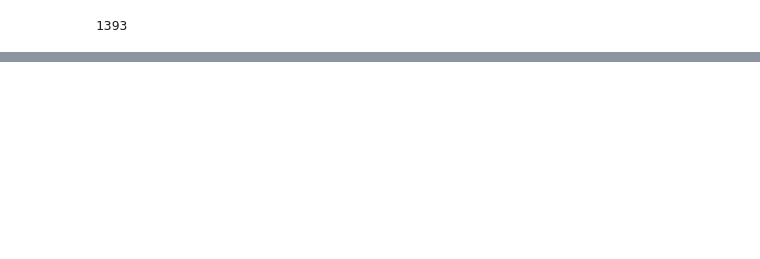
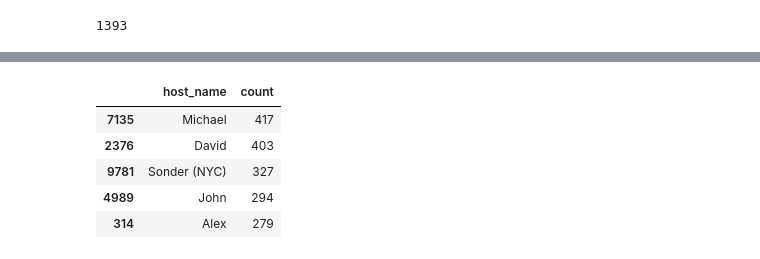
Before and after one commit to cocoheart0128/BigDataAnalystCert, a Jupyter notebook: pandasMain_Solution.ipynb, the cells around one changed output, grey strips where cells are left out. Cells and saved outputs as stored; diff of their text form; code cells hidden in the pictures; blank space fills up the shorter version.

```diff
--- a/pandasMain_Solution.ipynb
+++ b/pandasMain_Solution.ipynb
@@ -480,0 +505,9 @@ len(df[df['new_price'].isin(lst)])
+# %%
+pd.DataFrame(df.groupby('host_name').size(),columns=['count']).reset_index().sort_values('count',ascending=False).head(5)
+# %% [output]
+|  | host_name | count |
+| 7135 | Michael | 417 |
+| 2376 | David | 403 |
+| 9781 | Sonder (NYC) | 327 |
+| 4989 | John | 294 |
+| 314 | Alex | 279 |
```
Also changed, not shown: parts of 8 cells of this notebook.
